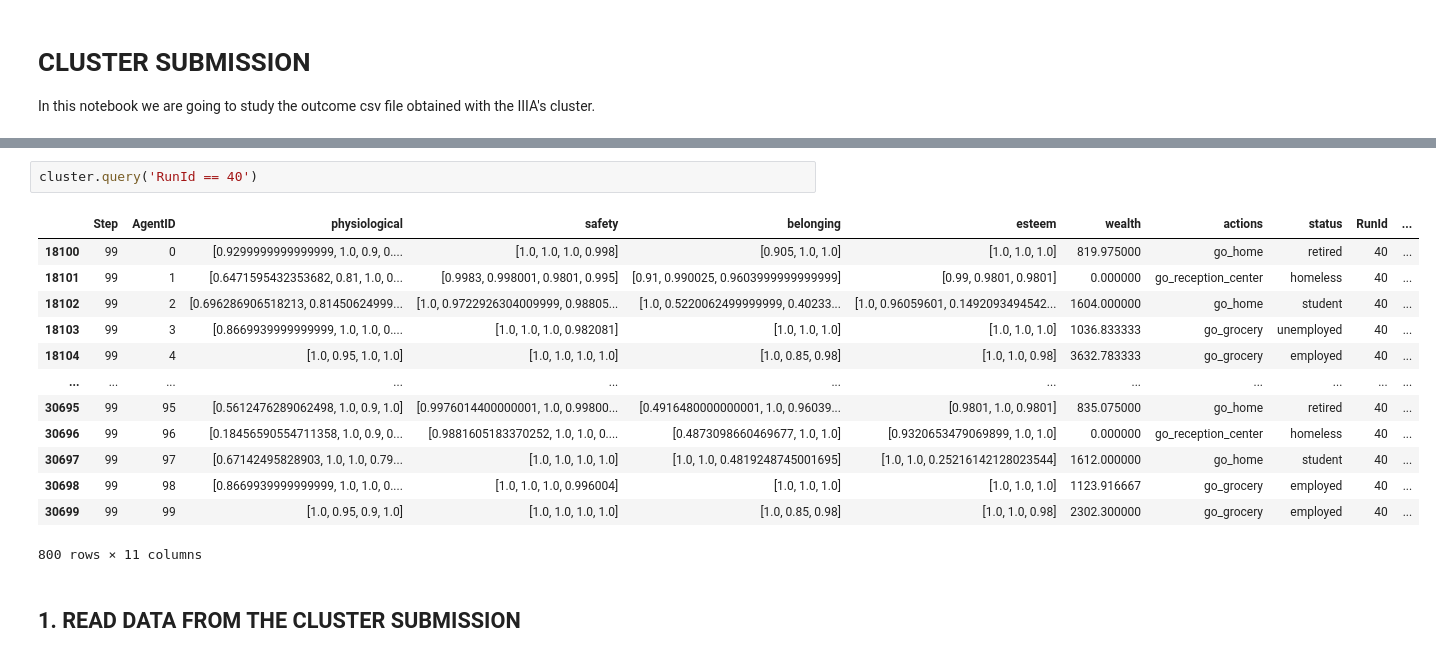
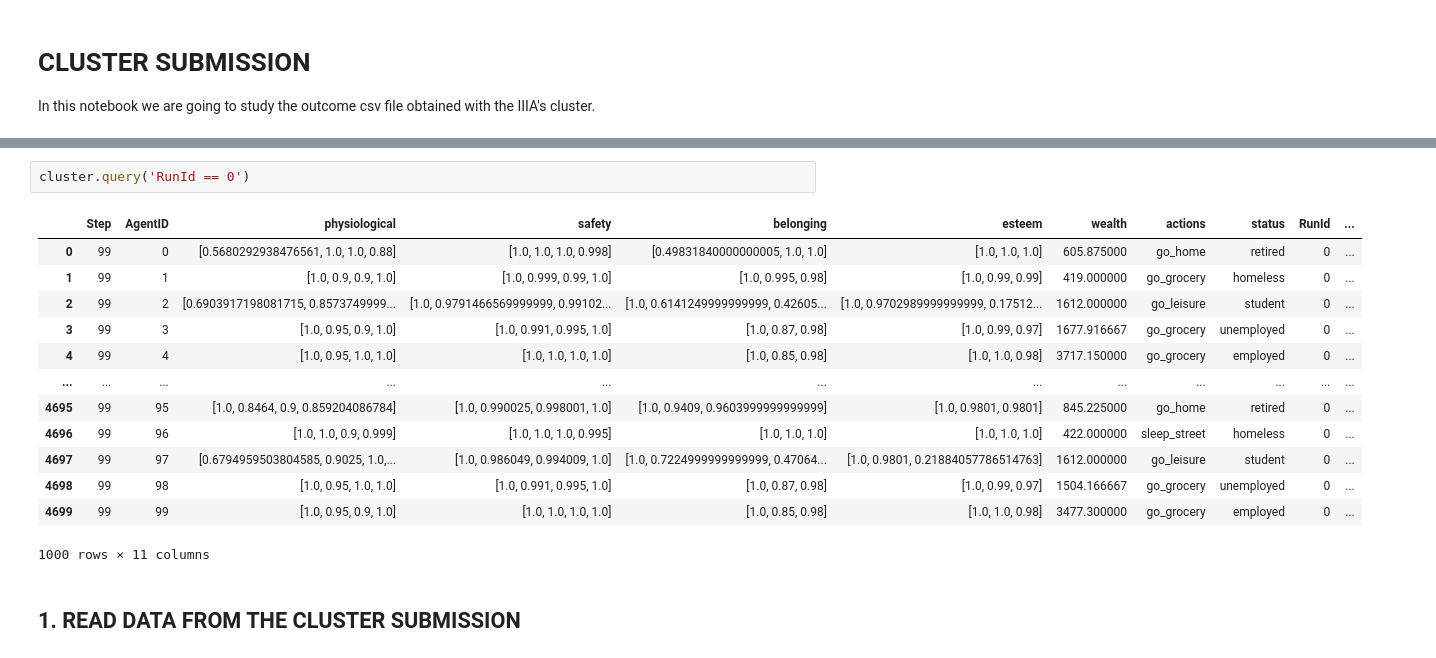
Before and after one commit to yuvalw11/Aporophobia-recreation, a Jupyter notebook: Results/cluster.ipynb, the cells around one changed output, grey strips where cells are left out. Cells and saved outputs as stored; diff of their text form.

```diff
--- a/Results/cluster.ipynb
+++ b/Results/cluster.ipynb
@@ -37,19 +37,19 @@ cluster
 # %%
-cluster.query('RunId == 40')
+cluster.query('RunId == 0')
 # %% [output]
 |  | Step | AgentID | physiological | safety | belonging | esteem | wealth | actions | status | RunId | ... |
-| 18100 | 99 | 0 | [0.9299999999999999, 1.0, 0.9, 0.... | [1.0, 1.0, 1.0, 0.998] | [0.905, 1.0, 1.0] | [1.0, 1.0, 1.0] | 819.975000 | go_home | retired | 40 | ... |
-| 18101 | 99 | 1 | [0.6471595432353682, 0.81, 1.0, 0... | [0.9983, 0.998001, 0.9801, 0.995] | [0.91, 0.990025, 0.9603999999999999] | [0.99, 0.9801, 0.9801] | 0.000000 | go_reception_center | homeless | 40 | ... |
-| 18102 | 99 | 2 | [0.696286906518213, 0.81450624999... | [1.0, 0.9722926304009999, 0.98805... | [1.0, 0.5220062499999999, 0.40233... | [1.0, 0.96059601, 0.1492093494542... | 1604.000000 | go_home | student | 40 | ... |
-| 18103 | 99 | 3 | [0.8669939999999999, 1.0, 1.0, 0.... | [1.0, 1.0, 1.0, 0.982081] | [1.0, 1.0, 1.0] | [1.0, 1.0, 1.0] | 1036.833333 | go_grocery | unemployed | 40 | ... |
-| 18104 | 99 | 4 | [1.0, 0.95, 1.0, 1.0] | [1.0, 1.0, 1.0, 1.0] | [1.0, 0.85, 0.98] | [1.0, 1.0, 0.98] | 3632.783333 | go_grocery | employed | 40 | ... |
+| 0 | 99 | 0 | [0.5680292938476561, 1.0, 1.0, 0.88] | [1.0, 1.0, 1.0, 0.998] | [0.49831840000000005, 1.0, 1.0] | [1.0, 1.0, 1.0] | 605.875000 | go_home | retired | 0 | ... |
+| 1 | 99 | 1 | [1.0, 0.9, 0.9, 1.0] | [1.0, 0.999, 0.99, 1.0] | [1.0, 0.995, 0.98] | [1.0, 0.99, 0.99] | 419.000000 | go_grocery | homeless | 0 | ... |
+| 2 | 99 | 2 | [0.6903917198081715, 0.8573749999... | [1.0, 0.9791466569999999, 0.99102... | [1.0, 0.6141249999999999, 0.42605... | [1.0, 0.9702989999999999, 0.17512... | 1612.000000 | go_leisure | student | 0 | ... |
+| 3 | 99 | 3 | [1.0, 0.95, 0.9, 1.0] | [1.0, 0.991, 0.995, 1.0] | [1.0, 0.87, 0.98] | [1.0, 0.99, 0.97] | 1677.916667 | go_grocery | unemployed | 0 | ... |
+| 4 | 99 | 4 | [1.0, 0.95, 1.0, 1.0] | [1.0, 1.0, 1.0, 1.0] | [1.0, 0.85, 0.98] | [1.0, 1.0, 0.98] | 3717.150000 | go_grocery | employed | 0 | ... |
 | ... | ... | ... | ... | ... | ... | ... | ... | ... | ... | ... | ... |
-| 30695 | 99 | 95 | [0.5612476289062498, 1.0, 0.9, 1.0] | [0.9976014400000001, 1.0, 0.99800... | [0.4916480000000001, 1.0, 0.96039... | [0.9801, 1.0, 0.9801] | 835.075000 | go_home | retired | 40 | ... |
-| 30696 | 99 | 96 | [0.18456590554711358, 1.0, 0.9, 0... | [0.9881605183370252, 1.0, 1.0, 0.... | [0.4873098660469677, 1.0, 1.0] | [0.9320653479069899, 1.0, 1.0] | 0.000000 | go_reception_center | homeless | 40 | ... |
-| 30697 | 99 | 97 | [0.67142495828903, 1.0, 1.0, 0.79... | [1.0, 1.0, 1.0, 1.0] | [1.0, 1.0, 0.4819248745001695] | [1.0, 1.0, 0.25216142128023544] | 1612.000000 | go_home | student | 40 | ... |
-| 30698 | 99 | 98 | [0.8669939999999999, 1.0, 1.0, 0.... | [1.0, 1.0, 1.0, 0.996004] | [1.0, 1.0, 1.0] | [1.0, 1.0, 1.0] | 1123.916667 | go_grocery | employed | 40 | ... |
-| 30699 | 99 | 99 | [1.0, 0.95, 0.9, 1.0] | [1.0, 1.0, 1.0, 1.0] | [1.0, 0.85, 0.98] | [1.0, 1.0, 0.98] | 2302.300000 | go_grocery | employed | 40 | ... |
+| 4695 | 99 | 95 | [1.0, 0.8464, 0.9, 0.859204086784] | [1.0, 0.990025, 0.998001, 1.0] | [1.0, 0.9409, 0.9603999999999999] | [1.0, 0.9801, 0.9801] | 845.225000 | go_home | retired | 0 | ... |
+| 4696 | 99 | 96 | [1.0, 1.0, 0.9, 0.999] | [1.0, 1.0, 1.0, 0.995] | [1.0, 1.0, 1.0] | [1.0, 1.0, 1.0] | 422.000000 | sleep_street | homeless | 0 | ... |
+| 4697 | 99 | 97 | [0.6794959503804585, 0.9025, 1.0,... | [1.0, 0.986049, 0.994009, 1.0] | [1.0, 0.7224999999999999, 0.47064... | [1.0, 0.9801, 0.21884057786514763] | 1612.000000 | go_leisure | student | 0 | ... |
+| 4698 | 99 | 98 | [1.0, 0.95, 1.0, 1.0] | [1.0, 0.991, 0.995, 1.0] | [1.0, 0.87, 0.98] | [1.0, 0.99, 0.97] | 1504.166667 | go_grocery | unemployed | 0 | ... |
+| 4699 | 99 | 99 | [1.0, 0.95, 0.9, 1.0] | [1.0, 1.0, 1.0, 1.0] | [1.0, 0.85, 0.98] | [1.0, 1.0, 0.98] | 3477.300000 | go_grocery | employed | 0 | ... |
-800 rows × 11 columns
+1000 rows × 11 columns
 # %% [markdown]
 ## 1. READ DATA FROM THE CLUSTER SUBMISSION
 # %% [markdown]
```
Also changed, not shown: parts of 3 cells of this notebook, 2 other files.
